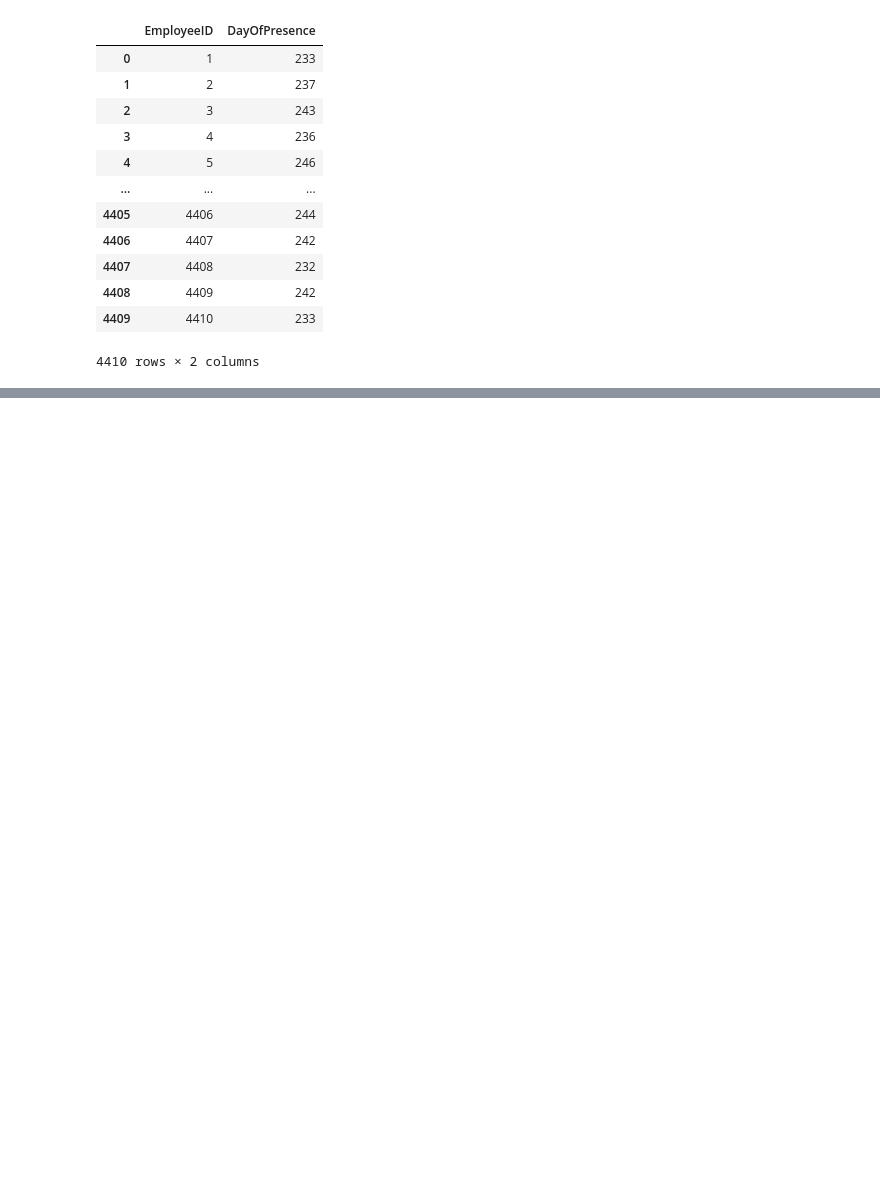
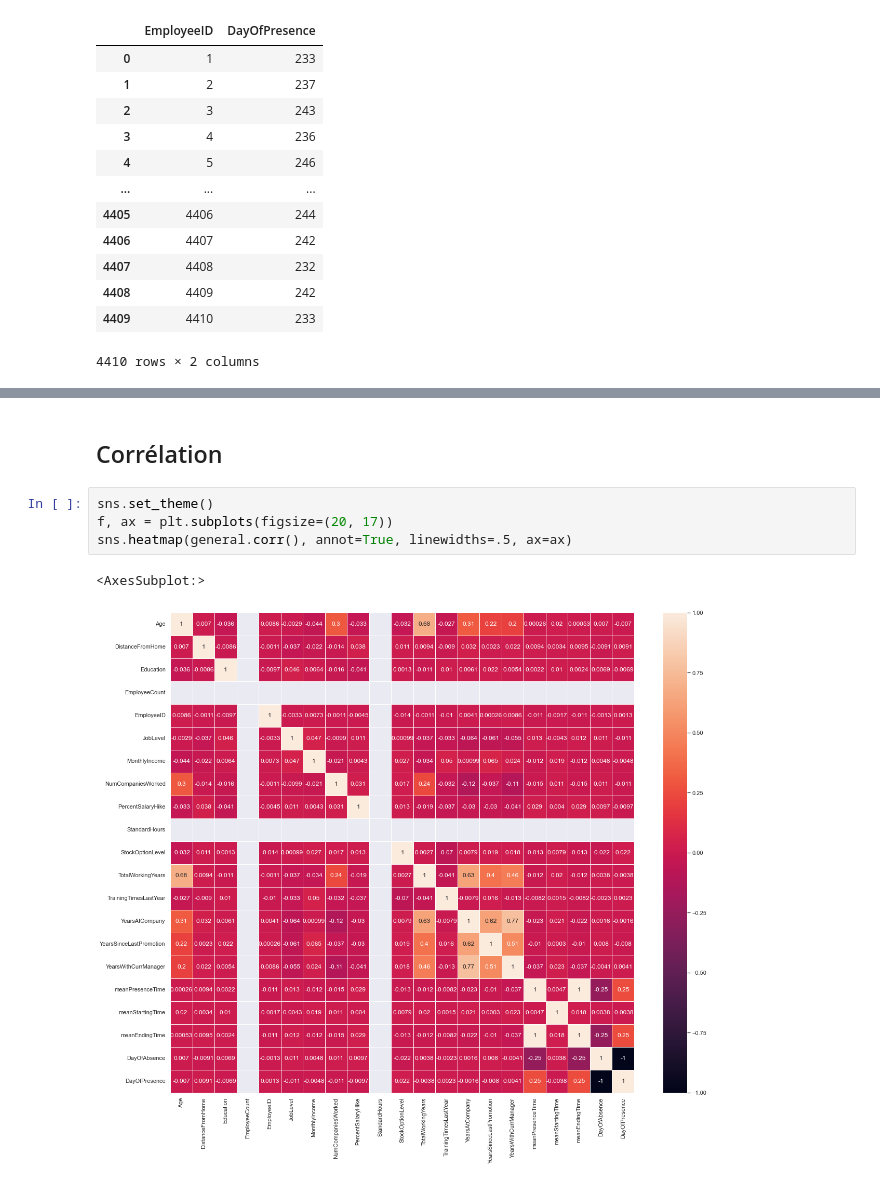
Before and after one commit to Teerath67/Projet-IA, a Jupyter notebook: ProjetIA2.ipynb, the cells around one changed output, grey strips where cells are left out. Drawn from its saved outputs; the diff is of its cells as text; blank space fills up the shorter version.

```diff
--- a/ProjetIA2.ipynb
+++ b/ProjetIA2.ipynb
@@ -478,0 +636,9 @@ general
+# %% [markdown]
+## Corrélation
+# %%
+sns.set_theme()
+f, ax = plt.subplots(figsize=(20, 17))
+sns.heatmap(general.corr(), annot=True, linewidths=.5, ax=ax)
+# %% [output]
+<AxesSubplot:>
+[figure, added]
```
Also changed, not shown: parts of 21 cells of this notebook.
